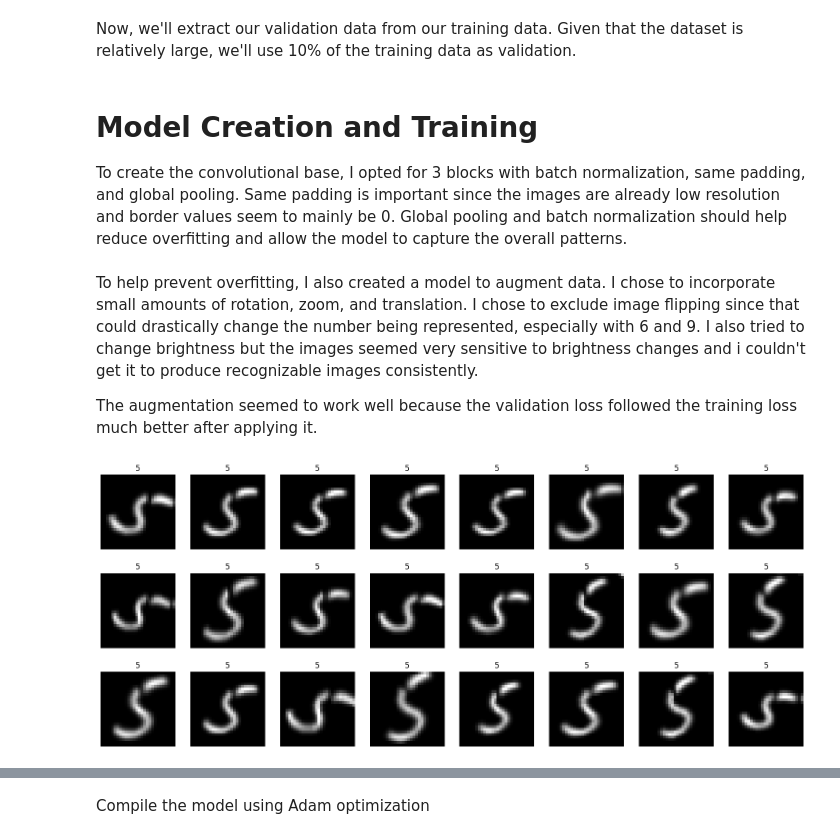
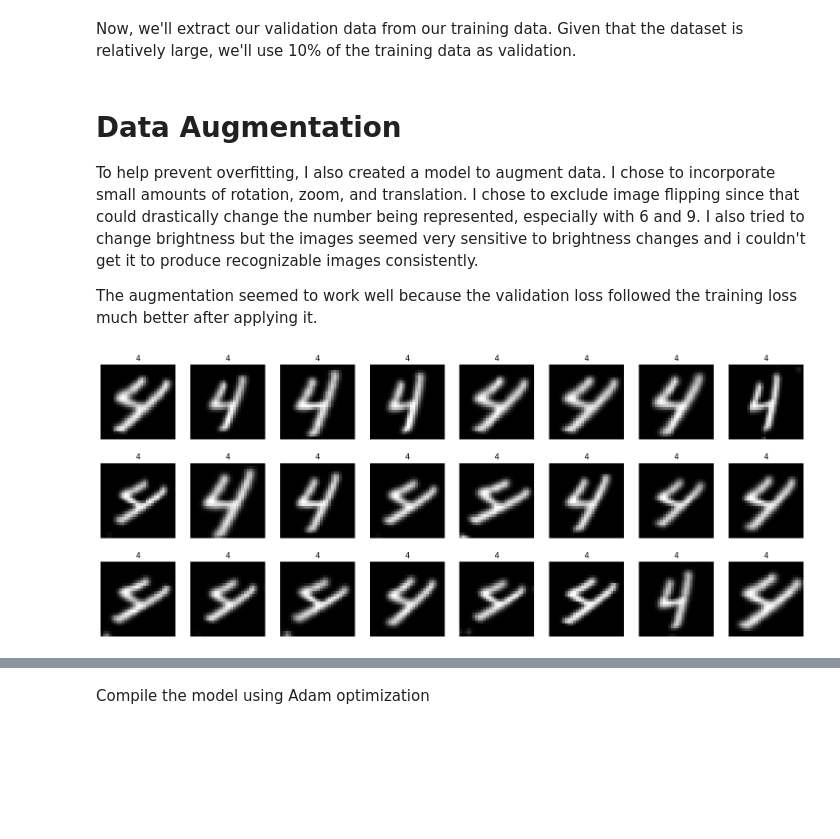
Before and after one commit to Kunritty/MNIST, a Jupyter notebook: Kaggle-MNIST-Competition.ipynb, the cells around one changed output, grey strips where cells are left out. Drawn from its saved outputs; the diff is of its cells as text; code cells hidden in the pictures; blank space fills up the shorter version.

Commit message:
Kaggle Notebook | MNIST CNN | Fixed image augmenation and added text

```diff
--- a/Kaggle-MNIST-Competition.ipynb
+++ b/Kaggle-MNIST-Competition.ipynb
@@ -128,37 +128,34 @@ y_train = to_categorical(y_train, num_classes=10)
 Now, we'll extract our validation data from our training data. Given that the dataset is relatively large, we'll use 10% of the training data as validation.
 # %%
 X_train, X_val, y_train, y_val = train_test_split(X_train, y_train, test_size=0.1, random_state=SEED)
-# %% [markdown]
-# Model Creation and Training #
-
-To create the convolutional base, I opted for 3 blocks with batch normalization, same padding, and global pooling. Same padding is important since the images are already low resolution and border values seem to mainly be 0. Global pooling and batch normalization should help reduce overfitting and allow the model to capture the overall patterns.
 # %% [markdown]
+# Data Augmentation #
 To help prevent overfitting, I also created a model to augment data. I chose to incorporate small amounts of rotation, zoom, and translation. I chose to exclude image flipping since that could drastically change the number being represented, especially with 6 and 9. I also tried to change brightness but the images seemed very sensitive to brightness changes and i couldn't get it to produce recognizable images consistently.
 
 The augmentation seemed to work well because the validation loss followed the training loss much better after applying it.
 # %%
 #Data augmentation
 image_gen = keras.Sequential([
     layers.RandomRotation(0.075),
     layers.RandomZoom(0.15),
     layers.RandomHeight(0.1),
     layers.RandomWidth(0.1),
     layers.Resizing(28, 28),
 ])
 
 #Show some augmented examples
-image_index = 25
+image_index = 27
 n_rows, n_cols = 3, 8
 
 example = X_train[image_index]
 label = np.argmax(y_train[image_index])
 augmented_examples = [image_gen(example) for _ in range(n_rows*n_cols)]
 
 fig, axs = plt.subplots(n_rows, n_cols, figsize=(20, 8))
 axs = axs.flatten()
 for i in range(n_rows * n_cols):
     axs[i].imshow(augmented_examples[i], cmap="gray")
     axs[i].set_title(label)
     axs[i].axis("off")
 # %% [output]
-[figure, old version]
+[figure, new version]
```
Also changed, not shown: parts of 7 cells of this notebook.
